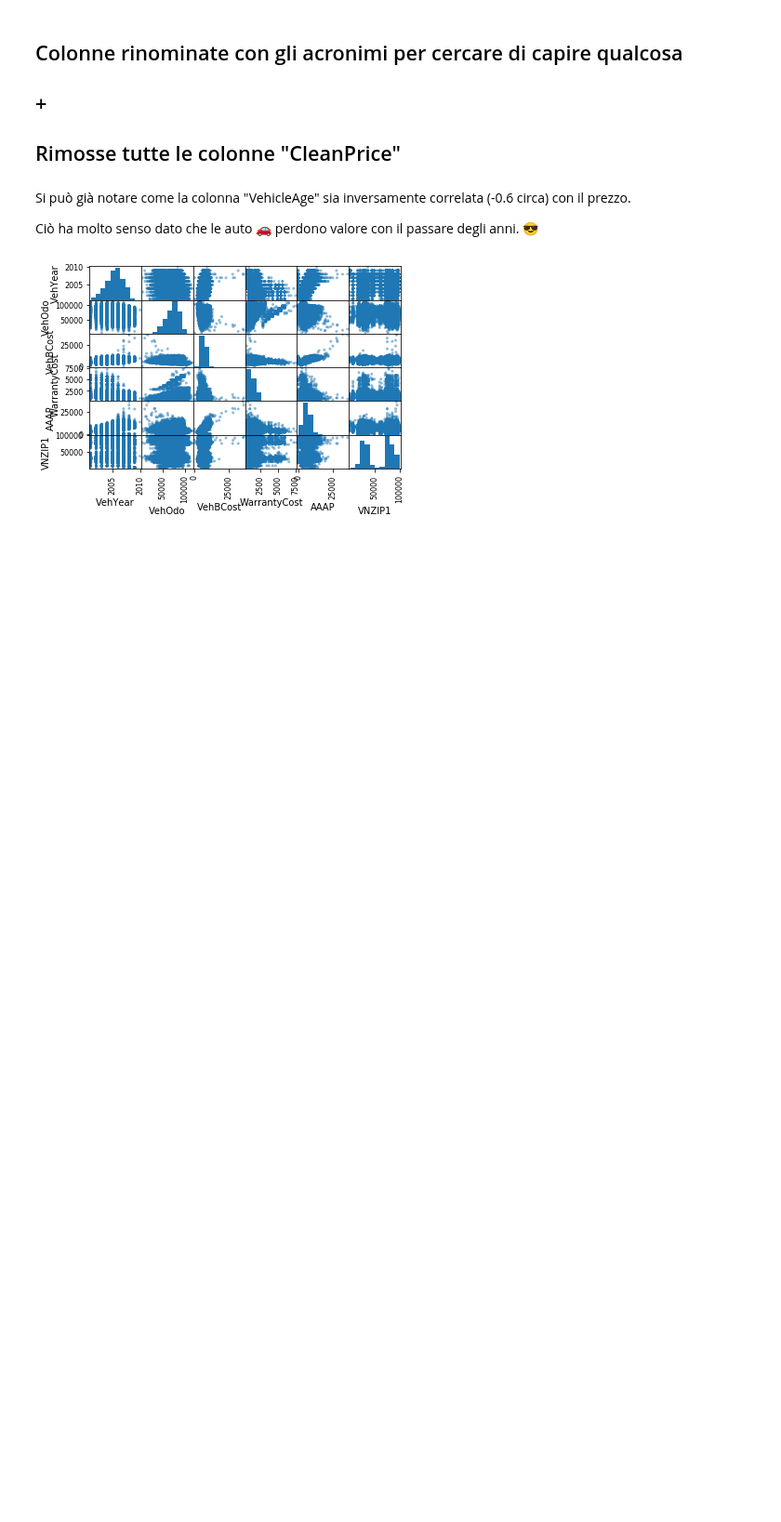
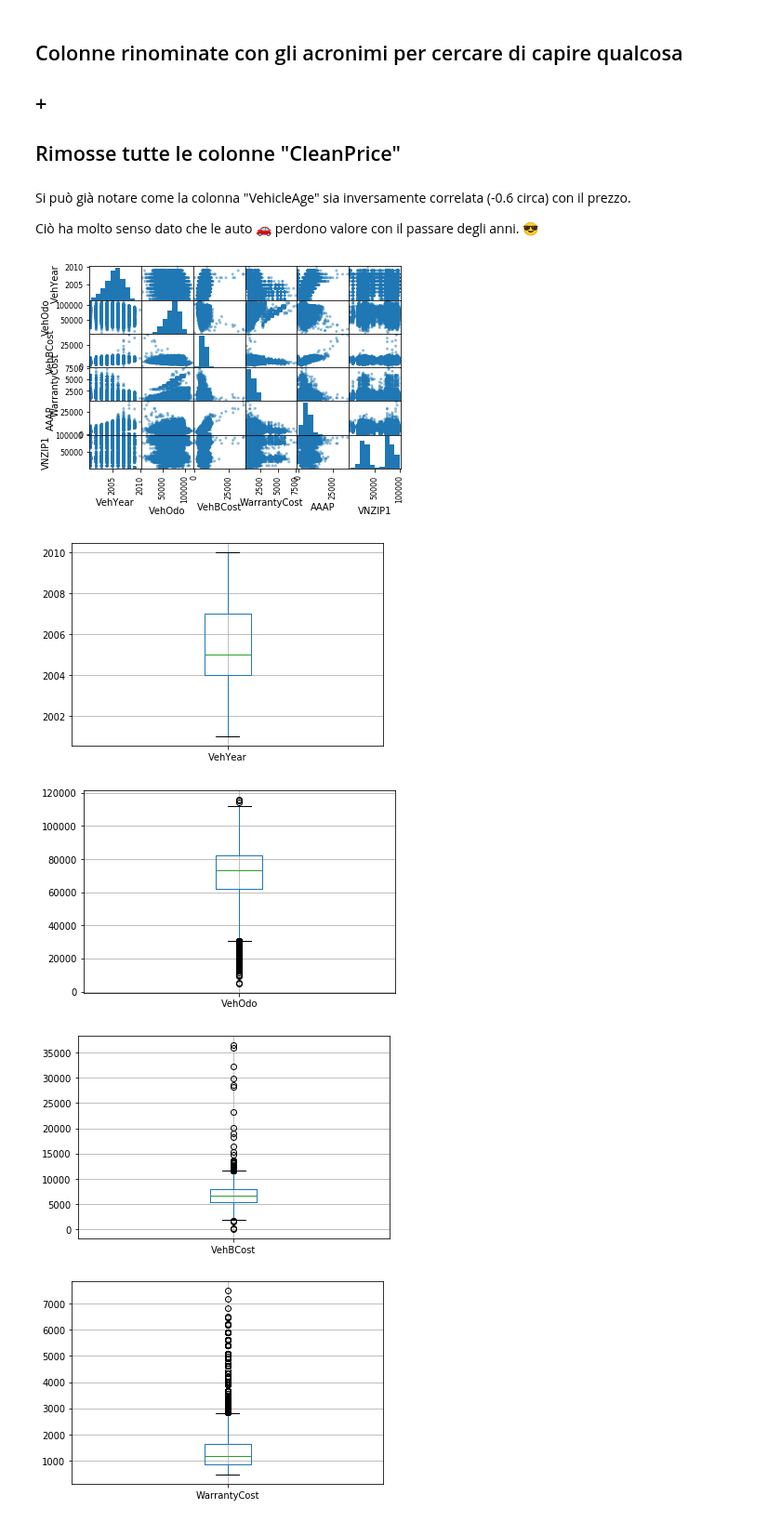
Before and after one commit to andybbruno/DataMining, a Jupyter notebook: DataUnderstanding.ipynb, the cells around one changed output. Shown at 93% size. Drawn from its saved outputs; the diff is of its cells as text; code cells hidden in the pictures; blank space fills up the shorter version.

```diff
--- a/DataUnderstanding.ipynb
+++ b/DataUnderstanding.ipynb
@@ -175,3 +175,21 @@ pd.plotting.scatter_matrix(df[['VehYear',
 plt.show()
 # %% [output]
 [figure]
+# %%
+df.boxplot(column=['VehYear'])
+plt.show()
+df.boxplot(column=['VehOdo'])
+plt.show()
+df.boxplot(column=['VehBCost'])
+plt.show()
+df.boxplot(column=['WarrantyCost'])
+plt.show()
+df.boxplot(column=['AAAP'])
+plt.show()
+df.boxplot(column=['VNZIP1'])
+plt.show()
+# %% [output]
+[figure, added]
+[figure, added]
+[figure, added]
+[figure, added]
```
Also changed, not shown: parts of 4 cells of this notebook, 1 other file.
